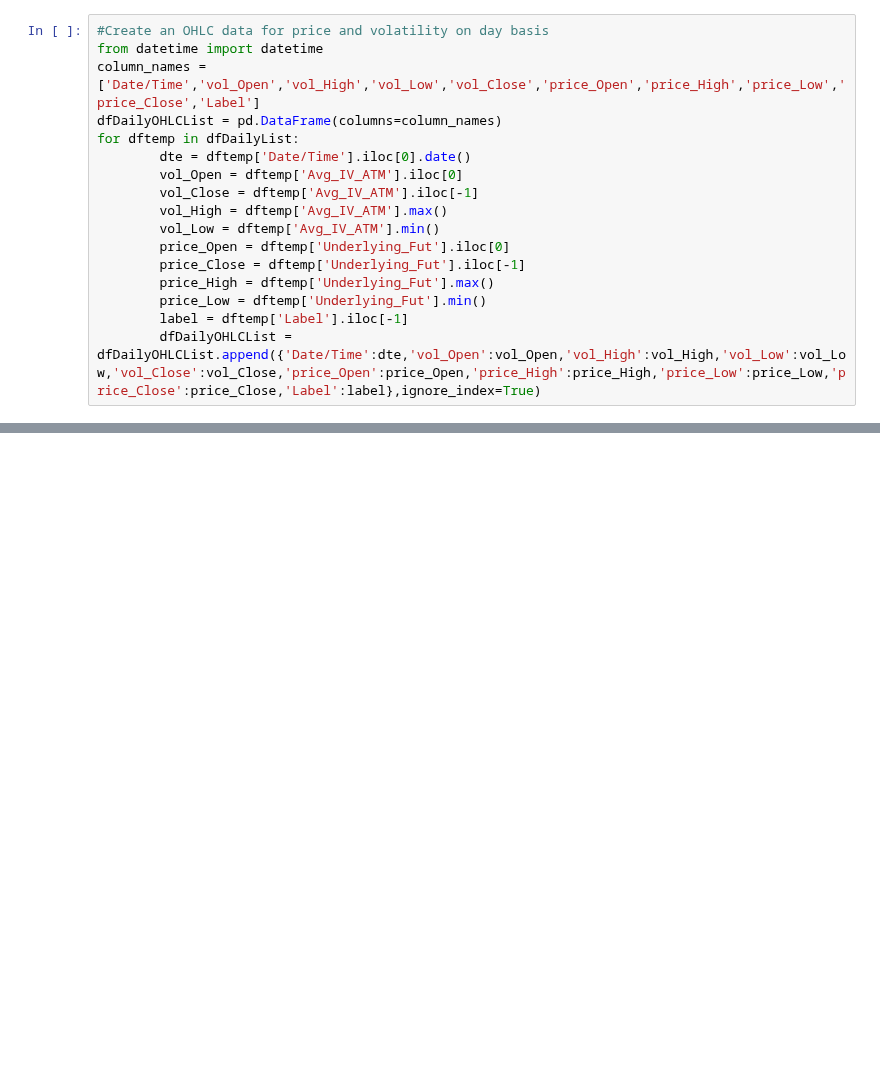
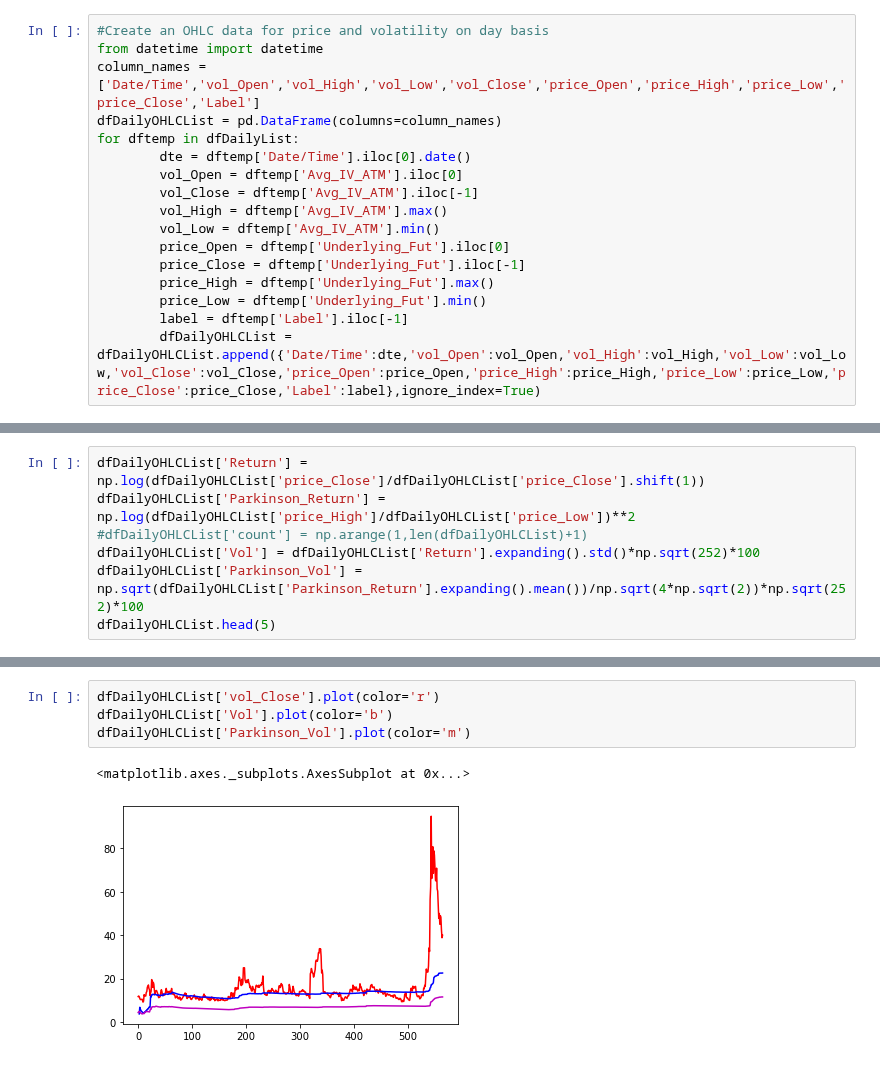
Before and after one commit to hpimpalgaonkar/Heston, a Jupyter notebook: GARCH.ipynb, the cells around one changed output, grey strips where cells are left out. Saved outputs shown, nothing was run; the diff lists cells and outputs as text; blank space fills up the shorter version.

```diff
--- a/GARCH.ipynb
+++ b/GARCH.ipynb
@@ -184,0 +346,7 @@ res.plot()
+# %%
+dfDailyOHLCList['Return'] = np.log(dfDailyOHLCList['price_Close']/dfDailyOHLCList['price_Close'].shift(1))
+dfDailyOHLCList['Parkinson_Return'] = np.log(dfDailyOHLCList['price_High']/dfDailyOHLCList['price_Low'])**2
+#dfDailyOHLCList['count'] = np.arange(1,len(dfDailyOHLCList)+1)
+dfDailyOHLCList['Vol'] = dfDailyOHLCList['Return'].expanding().std()*np.sqrt(252)*100
+dfDailyOHLCList['Parkinson_Vol'] = np.sqrt(dfDailyOHLCList['Parkinson_Return'].expanding().mean())/np.sqrt(4*np.sqrt(2))*np.sqrt(252)*100
+dfDailyOHLCList.head(5)
@@ -184,0 +360,7 @@ res.plot()
+# %%
+dfDailyOHLCList['vol_Close'].plot(color='r')
+dfDailyOHLCList['Vol'].plot(color='b')
+dfDailyOHLCList['Parkinson_Vol'].plot(color='m')
+# %% [output]
+<matplotlib.axes._subplots.AxesSubplot at 0x...>
+[figure, added]
```
Also changed, not shown: parts of 16 cells of this notebook.
